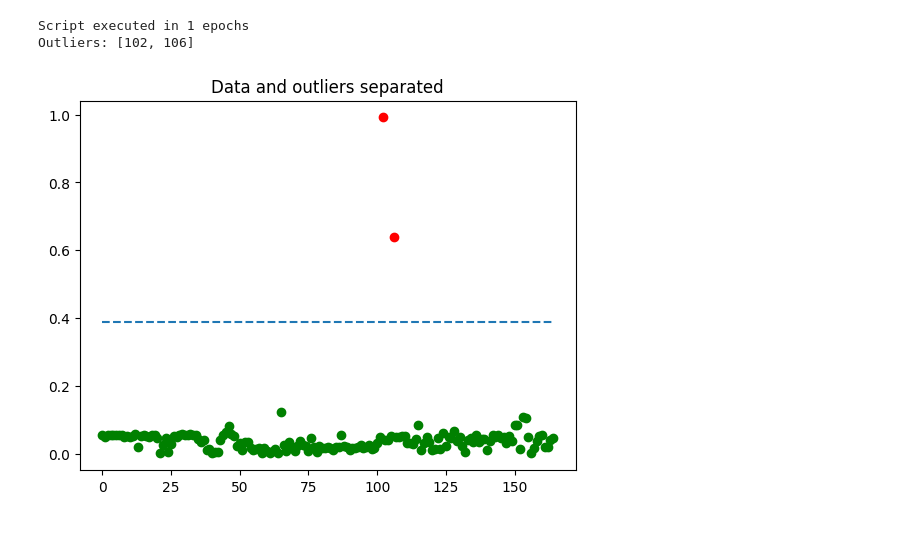
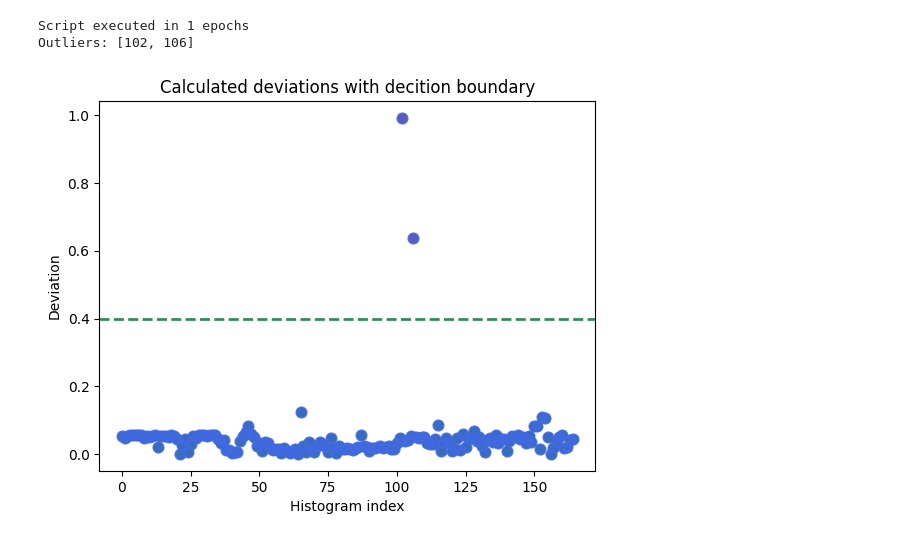
Before and after one commit to jHrdy/vyzkumak, a Jupyter notebook: kNN_approach/new_way_stable.ipynb, the cells around one changed output. Cells and saved outputs as stored; diff of their text form; code cells hidden in the pictures.

Commit message:
added graphs and manthattan metric

```diff
--- a/kNN_approach/new_way_stable.ipynb
+++ b/kNN_approach/new_way_stable.ipynb
@@ -58,14 +58,18 @@ print(f"Outliers: {outs}")
 Script executed in 1 epochs
 Outliers: [102, 106]
 # %%
+import plotting_styles as style
 for idx, pt in enumerate(dataset):
     if pt >= decision_boundary:
         plt.scatter(idx, pt, color='red')
     else:
         plt.scatter(idx, pt, color='green')
 
-plt.title("Data and outliers separated")
-plt.plot(np.array([decision_boundary for _ in range(len(dataset))]), linestyle='dashed')
+plt.scatter(range(len(dataset)), dataset, **style.scatter_style)
+plt.axhline(y=0.4, color='seagreen', linestyle='--', linewidth=1.95)
+plt.title("Calculated deviations with decition boundary")
+plt.xlabel("Histogram index")
+plt.ylabel("Deviation")
 plt.show()
 # %% [output]
-[figure, old version]
+[figure, new version]
```
Also changed, not shown: 6 other files.
